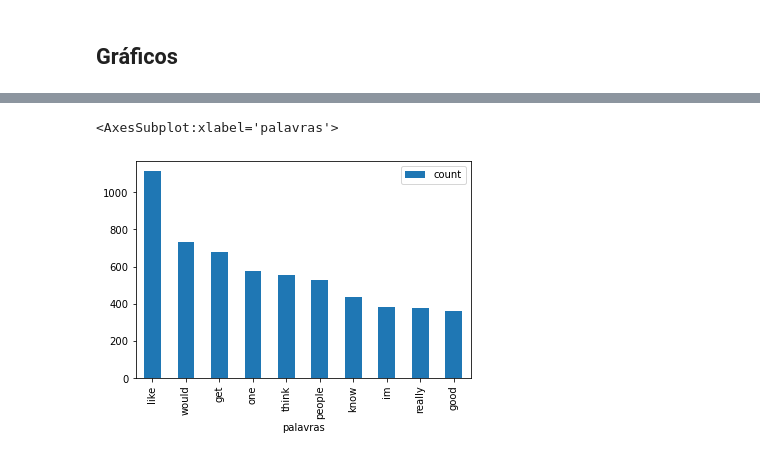
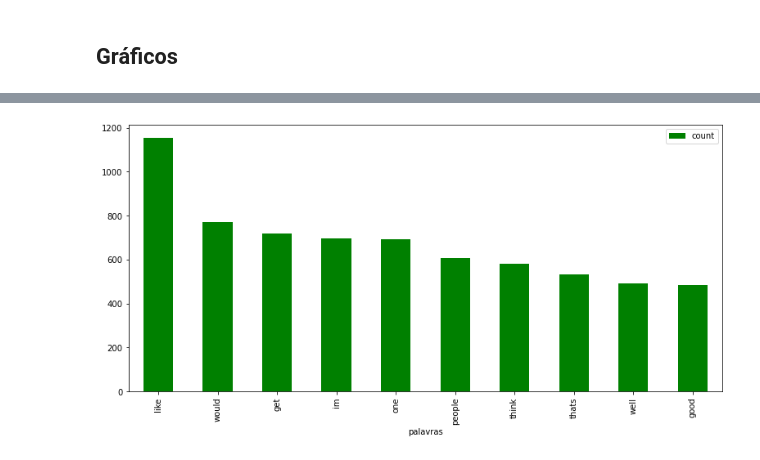
Before and after one commit to juliomaced0/Mentoria_Python_IA, a Jupyter notebook: Trabalho_Final/Trabalho Final.ipynb, the cells around one changed output, grey strips where cells are left out. Cells and saved outputs as stored; diff of their text form; code cells hidden in the pictures.

```diff
--- a/Trabalho_Final/Trabalho Final.ipynb
+++ b/Trabalho_Final/Trabalho Final.ipynb
@@ -111,17 +222,17 @@ dfc.plot.bar(x='palavras')
 # %%
 # Gráfico das palavras que aparecem com mais frequência na classe 0
 q2 = df[zero]
-q2 = q2.comment.explode().to_frame().reset_index(drop=True)
-P2=''.join([str(w) for w in q2['comment']])
+q2 = q2.comment.explode().to_frame()
+P2=' '.join([str(w) for w in q2['comment']])
 P2 = preprocess(P2)
 palavras2 = P2.split()
 dfp2 = pd.DataFrame (palavras2, columns = ['palavras'])
 dfc2 = dfp2.groupby('palavras').palavras.count() \
                                .reset_index(name='count') \
                                .sort_values(['count'], ascending=False) \
                                .head(10).reset_index(drop=True)
 
-dfc2.plot.bar(x='palavras')
+dfc2.plot.bar(x='palavras', color='green')
+plt.gcf().set_size_inches(13, 6)
 # %% [output]
-<AxesSubplot:xlabel='palavras'>
-[figure, old version]
+[figure, new version]
```
Also changed, not shown: parts of 50 cells of this notebook.
